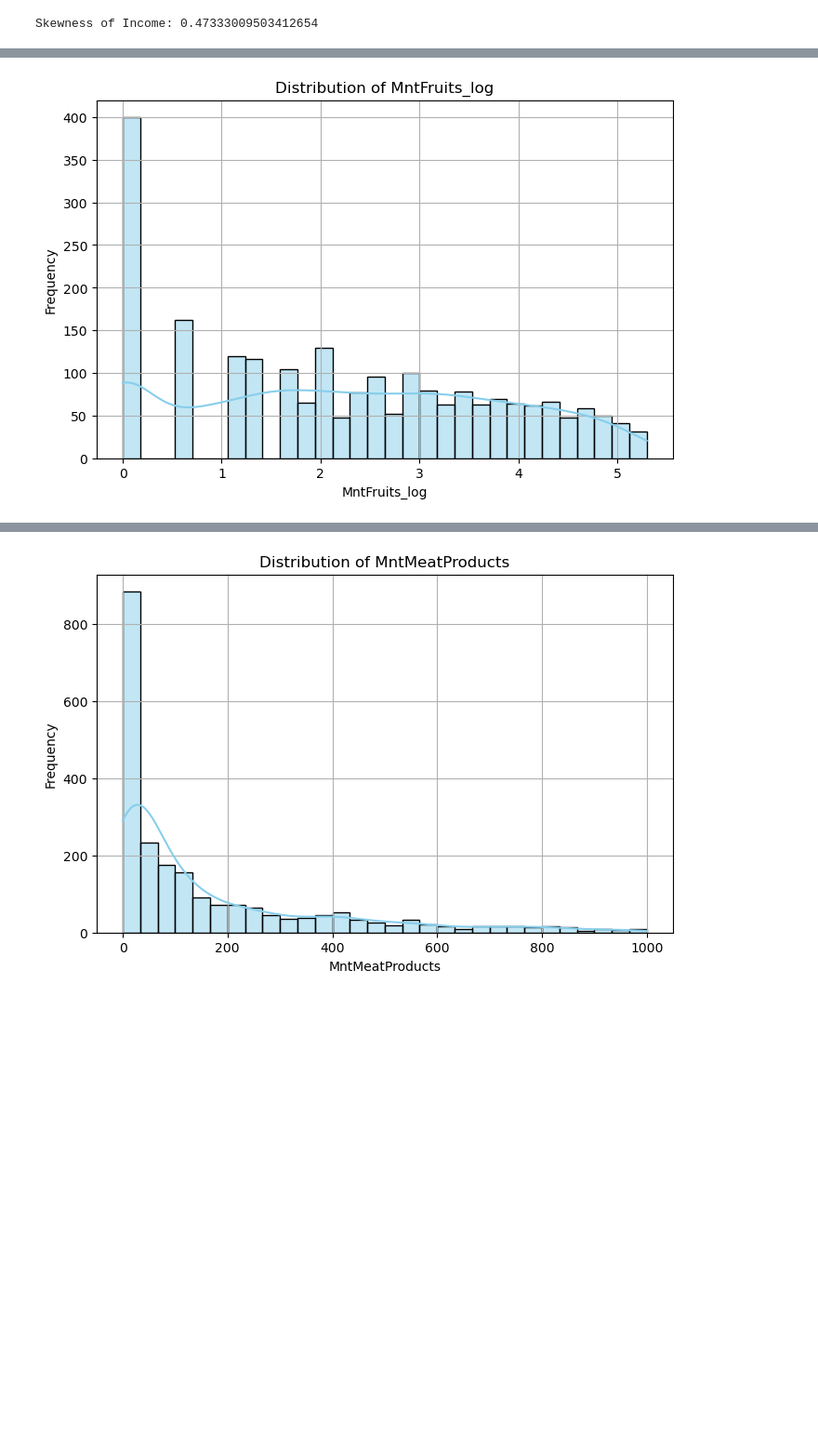
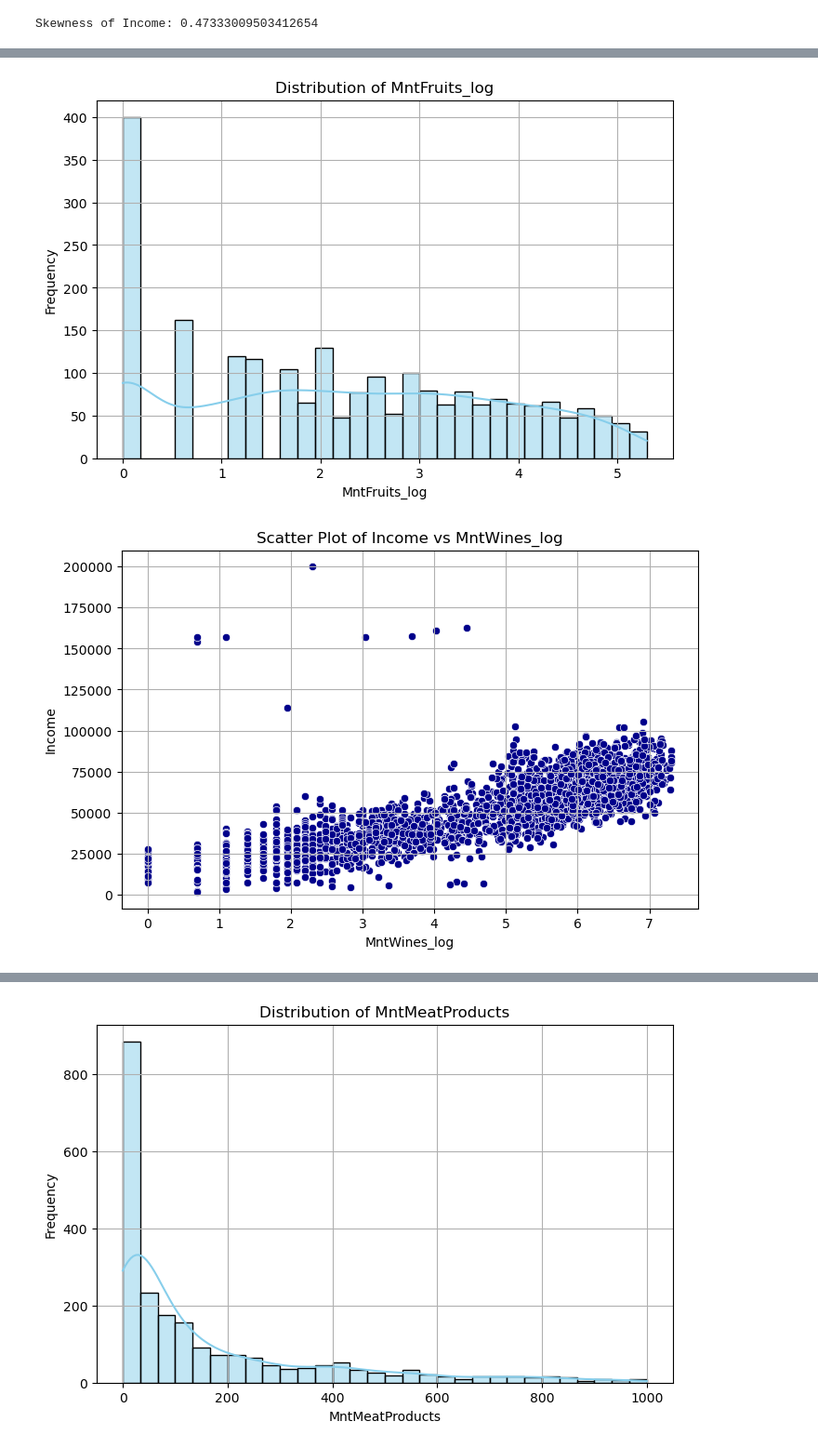
Before and after one commit to mz537/d100final, a Jupyter notebook: src/analysis/eda_cleaning.ipynb, the cells around one changed output, grey strips where cells are left out. Shown at 93% size. Saved outputs shown, nothing was run; the diff lists cells and outputs as text; code cells hidden in the pictures; blank space fills up the shorter version.

```diff
--- a/src/analysis/eda_cleaning.ipynb
+++ b/src/analysis/eda_cleaning.ipynb
@@ -147,9 +155,12 @@ plot_numerical_distribution(df_cleaned, "MntFruits")
 # %%
 df_cleaned["MntWines_log"] = np.log1p(df["MntWines"])
 df_cleaned["MntFruits_log"] = np.log1p(df["MntFruits"])
 
 plot_numerical_distribution(df_cleaned, "MntWines_log")
 plot_numerical_distribution(df_cleaned, "MntFruits_log")
+plot_scatter(df_cleaned, x_column='MntWines_log', y_column='Income')
+plot_scatter(df_cleaned, x_column='MntFruits_log', y_column='Income')
 # %% [output]
 [figure]
 [figure]
+[figure, added]
```
Also changed, not shown: parts of 12 cells of this notebook, 6 other files.
